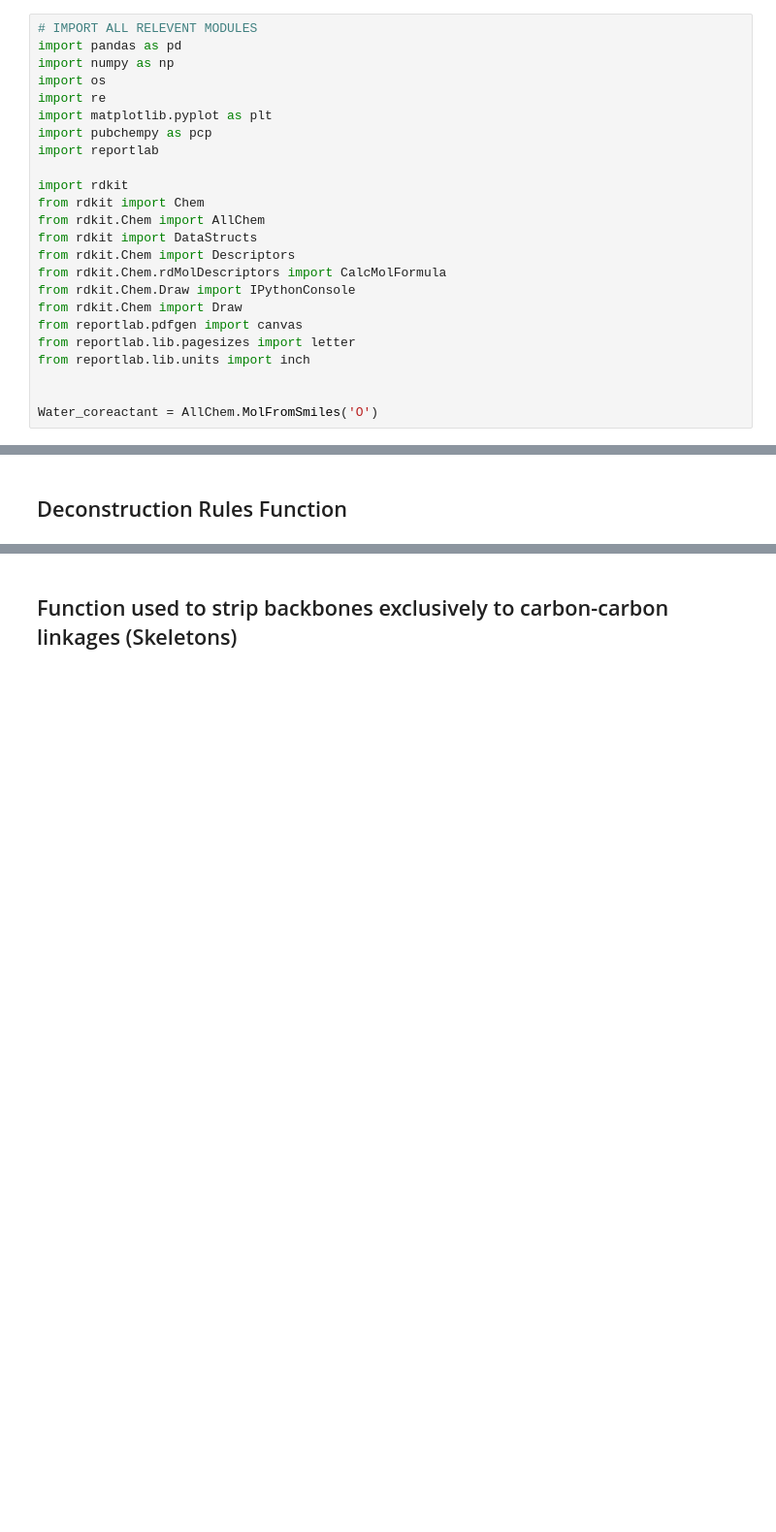
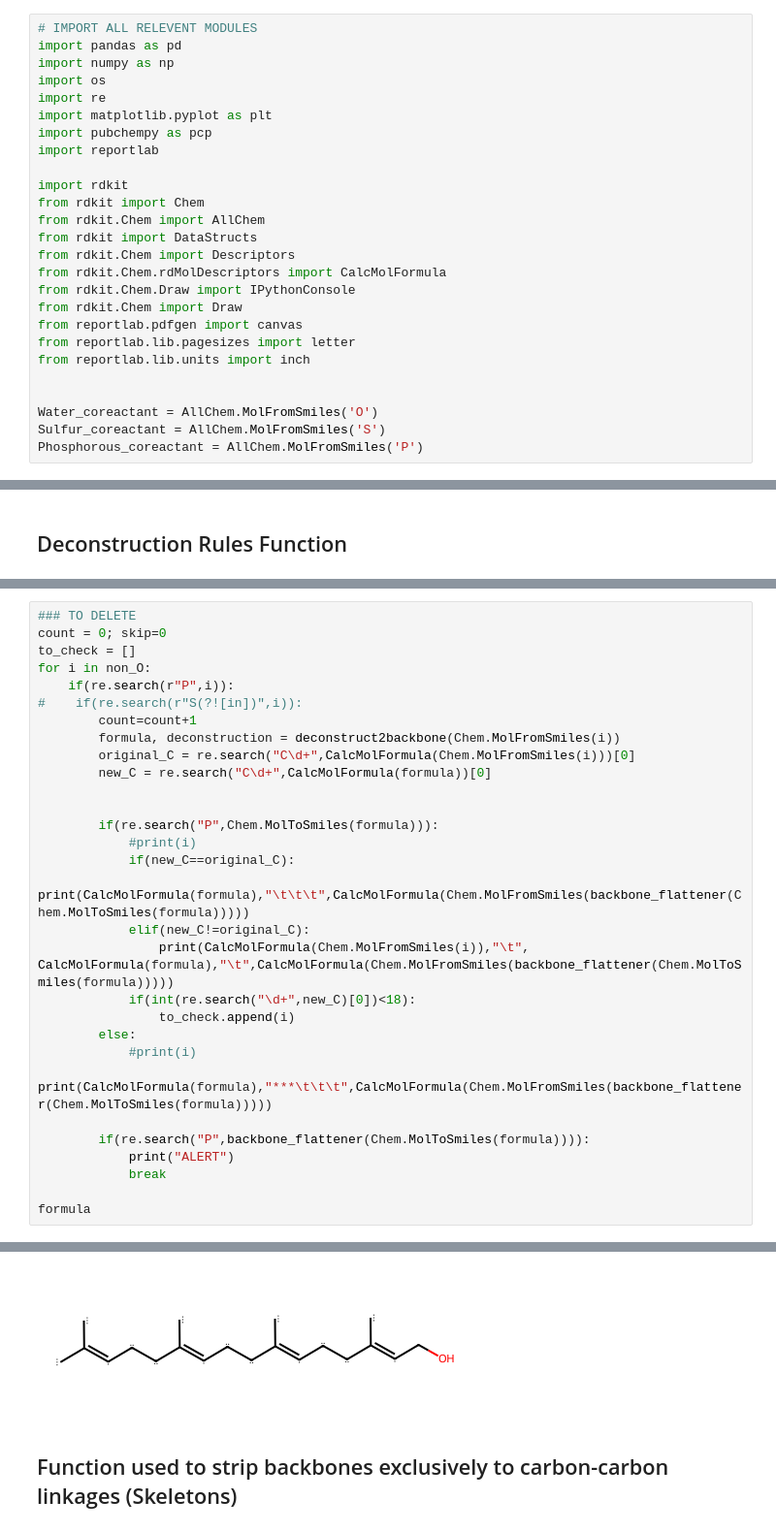
Before and after one commit to DavisMathieu/Deconstruction_Pipeline, a Jupyter notebook: Supp_Code.1.Terpenoid_Deconstruction.ipynb, the cells around one changed output, grey strips where cells are left out. Shown at 97% size. Saved outputs shown, nothing was run; the diff lists cells and outputs as text; blank space fills up the shorter version.

```diff
--- a/Supp_Code.1.Terpenoid_Deconstruction.ipynb
+++ b/Supp_Code.1.Terpenoid_Deconstruction.ipynb
@@ -22,6 +22,8 @@ from reportlab.lib.units import inch
 
 
 Water_coreactant = AllChem.MolFromSmiles('O')
+Sulfur_coreactant = AllChem.MolFromSmiles('S')
+Phosphorous_coreactant = AllChem.MolFromSmiles('P')
 # %%
 print("Pandas:",pd.__version__)
 print("Numpy:",np.__version__)
@@ -1207,0 +1223,31 @@ def deconstruct2backbone(sub):
+# %%
+### TO DELETE
+count = 0; skip=0
+to_check = []
+for i in non_O:
+    if(re.search(r"P",i)):
+#    if(re.search(r"S(?![in])",i)):
+        count=count+1
+        formula, deconstruction = deconstruct2backbone(Chem.MolFromSmiles(i))
+        original_C = re.search("C\d+",CalcMolFormula(Chem.MolFromSmiles(i)))[0]
+        new_C = re.search("C\d+",CalcMolFormula(formula))[0]
+
+
+        if(re.search("P",Chem.MolToSmiles(formula))):
+            #print(i)
+            if(new_C==original_C):
+                print(CalcMolFormula(formula),"\t\t\t",CalcMolFormula(Chem.MolFromSmiles(backbone_flattener(Chem.MolToSmiles(formula)))))
+            elif(new_C!=original_C):
+                print(CalcMolFormula(Chem.MolFromSmiles(i)),"\t", CalcMolFormula(formula),"\t",CalcMolFormula(Chem.MolFromSmiles(backbone_flattener(Chem.MolToSmiles(formula)))))
+            if(int(re.search("\d+",new_C)[0])<18):
+                to_check.append(i)
+        else:
+            #print(i)
+            print(CalcMolFormula(formula),"***\t\t\t",CalcMolFormula(Chem.MolFromSmiles(backbone_flattener(Chem.MolToSmiles(formula)))))
+
+        if(re.search("P",backbone_flattener(Chem.MolToSmiles(formula)))):
+            print("ALERT")
+            break
+
+formula
+# %% [output]
@@ -1208,3 +1271,4 @@ def deconstruct2backbone(sub):
+[figure, added]
 # %% [markdown]
 ## Function used to strip backbones exclusively to carbon-carbon linkages (Skeletons)
 # %%
```
Also changed, not shown: parts of 31 cells of this notebook.
